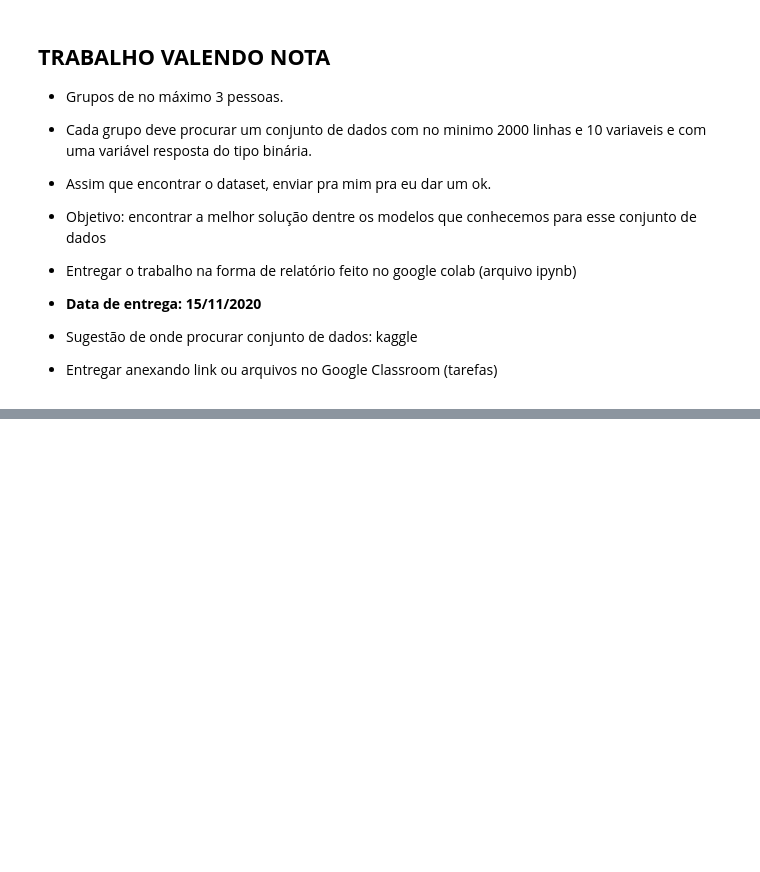
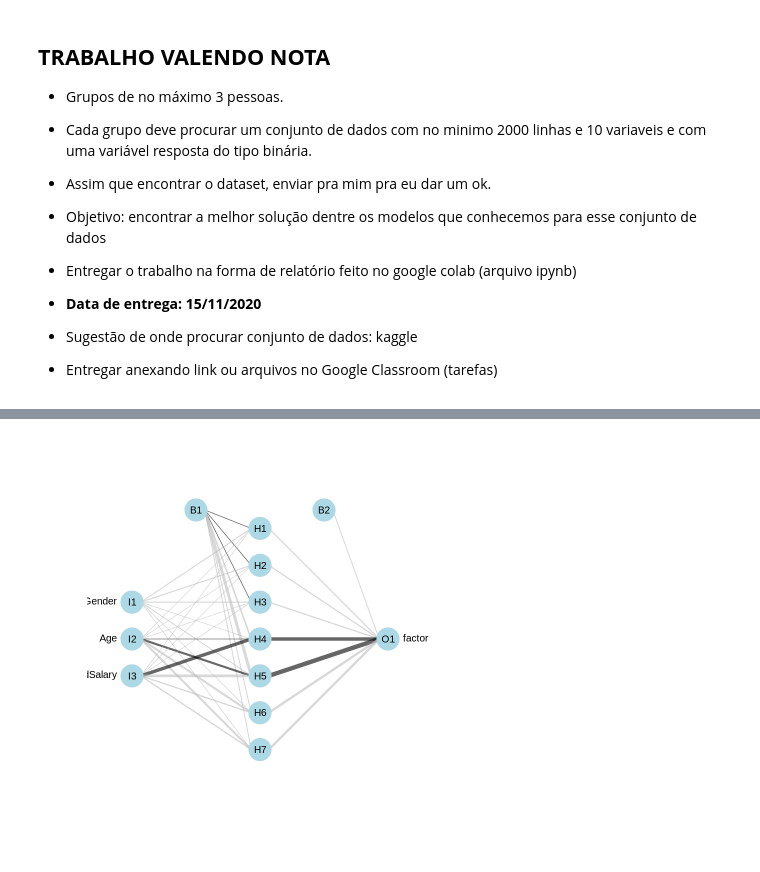
Before and after one commit to ricardorocha86/Topicos-B, a Jupyter notebook: Script_de_Aula.ipynb, the cells around one changed output, grey strips where cells are left out. Cells and saved outputs as stored; diff of their text form; code cells hidden in the pictures; blank space fills up the shorter version.

```diff
--- a/Script_de_Aula.ipynb
+++ b/Script_de_Aula.ipynb
@@ -1251,0 +1256,7 @@ Tuning parameter 'mtry' was held constant at a value of 2
+# %%
+# Carregando dados
+dados = read.csv('anuncios.csv')
+dados[, 3:4] = scale(dados[,3:4])
+dados['Gender'] = ifelse(dados['Gender'] == 'Male', 1, 0)
+dados = dados[, 2:5]
+head(dados)
@@ -1251,0 +1283,17 @@ Tuning parameter 'mtry' was held constant at a value of 2
+# %%
+# Dividindo em teste e treinamento
+indice = createDataPartition(y = dados[['Purchased']], p = 7/8, list = FALSE)
+treino = dados[ indice, ]
+teste  = dados[-indice, ]
+# %%
+# Controle do Treinamento
+controle <- trainControl(method = "repeatedcv", number = 10, repeats = 3)
+# %%
+# Rede Neural
+metodo = 'nnet'
+
+modelLookup(model = metodo)
+modelo = train(factor(Purchased) ~., data = treino, method = metodo,
+               trControl = controle, tuneLength = 5 )
+modelo$resample
+modelo
@@ -1251,0 +1327,5 @@ Tuning parameter 'mtry' was held constant at a value of 2
+# %%
+library(NeuralNetTools)
+plotnet(modelo, alpha = 0.6)
+# %% [output]
+[figure, added]
```
Also changed, not shown: parts of 10 cells of this notebook.
